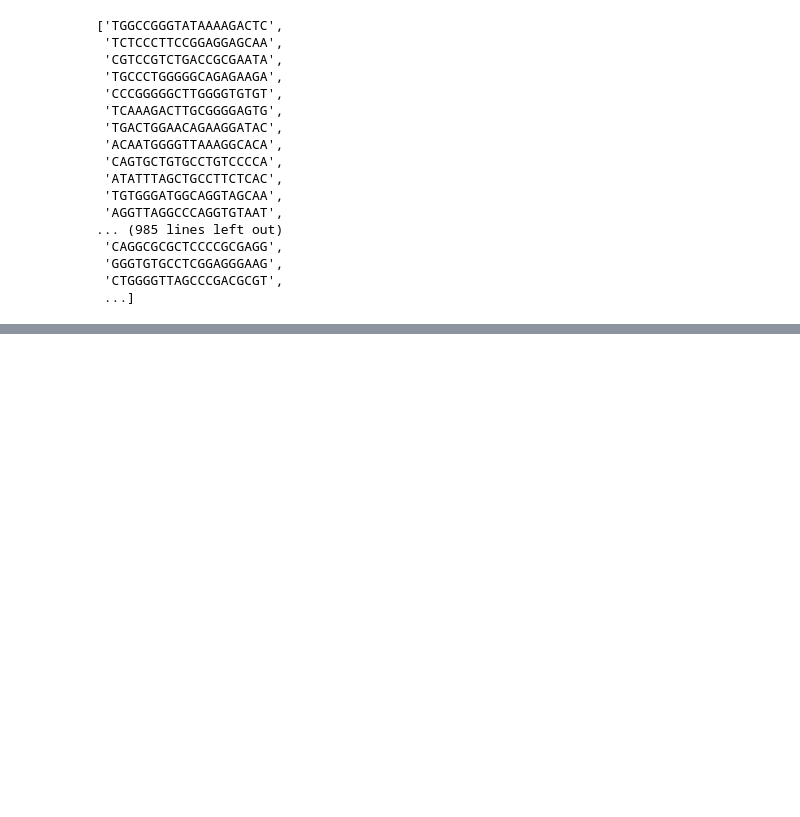
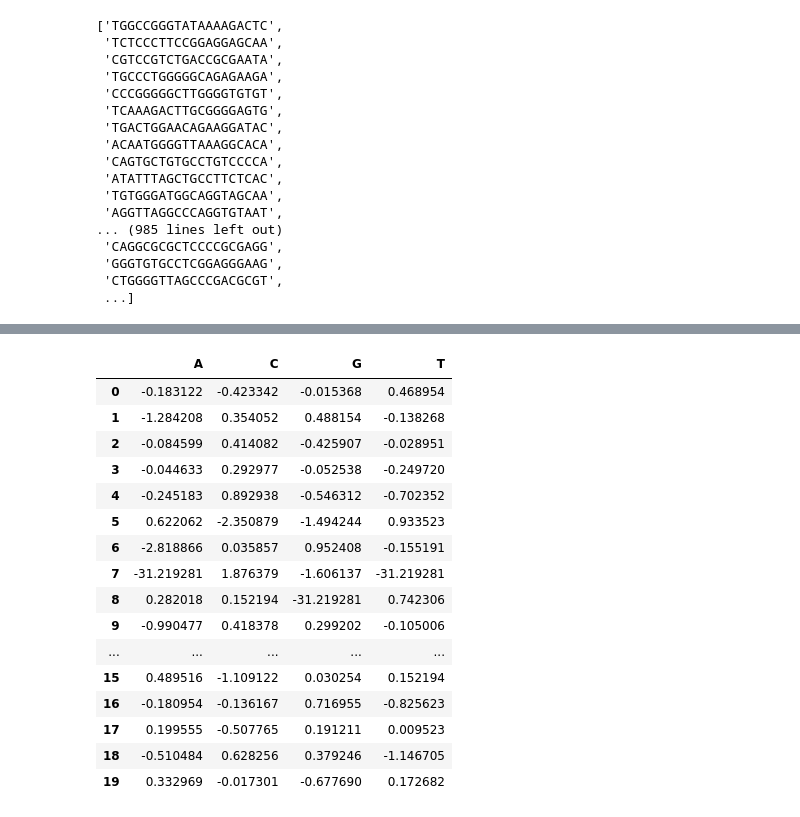
Before and after one commit to kairitanaka/gibby, a Jupyter notebook: extract_peak_seq.ipynb, the cells around one changed output, grey strips where cells are left out. Drawn from its saved outputs; the diff is of its cells as text; code cells hidden in the pictures; blank space fills up the shorter version.

```diff
--- a/extract_peak_seq.ipynb
+++ b/extract_peak_seq.ipynb
@@ -336,0 +280,14 @@ seqlogo.seqlogo(seq_ppm, ic_scale = True, format = 'png', size = 'medium')
+# %%
+def profile_score(profile, sequence):
+    nucs = {"A": 0, "C": 1, "G": 2, "T": 3}
+    score = 1
+    background_freq = {"A": 1, "C": 1, "G": 1, "T": 1}
+    for i in sequence:
+        background_freq[i] += 1
+    background_freq = {nucleotide: count / len(sequence) for nucleotide, count in background_freq.items()}
+    #background_freq = {nucleotide: count+1 for nucleotide, count in background_freq.items()}
+    for i in range(len(sequence)):
+        score += np.log2(profile[nucs[sequence[i]], i] / (background_freq[sequence[i]]))
+        if background_freq[sequence[i]] == 0:
+            print("Background frequency is 0")
+    return score
@@ -336,0 +339,21 @@ seqlogo.seqlogo(seq_ppm, ic_scale = True, format = 'png', size = 'medium')
+# %%
+pwm = seqlogo.pfm2pwm(pfm_test.T)
+pwm
+# %% [output]
+|  | A | C | G | T |
+| 0 | -0.183122 | -0.423342 | -0.015368 | 0.468954 |
+| 1 | -1.284208 | 0.354052 | 0.488154 | -0.138268 |
+| 2 | -0.084599 | 0.414082 | -0.425907 | -0.028951 |
+| 3 | -0.044633 | 0.292977 | -0.052538 | -0.249720 |
+| 4 | -0.245183 | 0.892938 | -0.546312 | -0.702352 |
+| 5 | 0.622062 | -2.350879 | -1.494244 | 0.933523 |
+| 6 | -2.818866 | 0.035857 | 0.952408 | -0.155191 |
+| 7 | -31.219281 | 1.876379 | -1.606137 | -31.219281 |
+| 8 | 0.282018 | 0.152194 | -31.219281 | 0.742306 |
+| 9 | -0.990477 | 0.418378 | 0.299202 | -0.105006 |
+| ... | ... | ... | ... | ... |
+| 15 | 0.489516 | -1.109122 | 0.030254 | 0.152194 |
+| 16 | -0.180954 | -0.136167 | 0.716955 | -0.825623 |
+| 17 | 0.199555 | -0.507765 | 0.191211 | 0.009523 |
+| 18 | -0.510484 | 0.628256 | 0.379246 | -1.146705 |
+| 19 | 0.332969 | -0.017301 | -0.677690 | 0.172682 |
```
Also changed, not shown: parts of 31 cells of this notebook.
